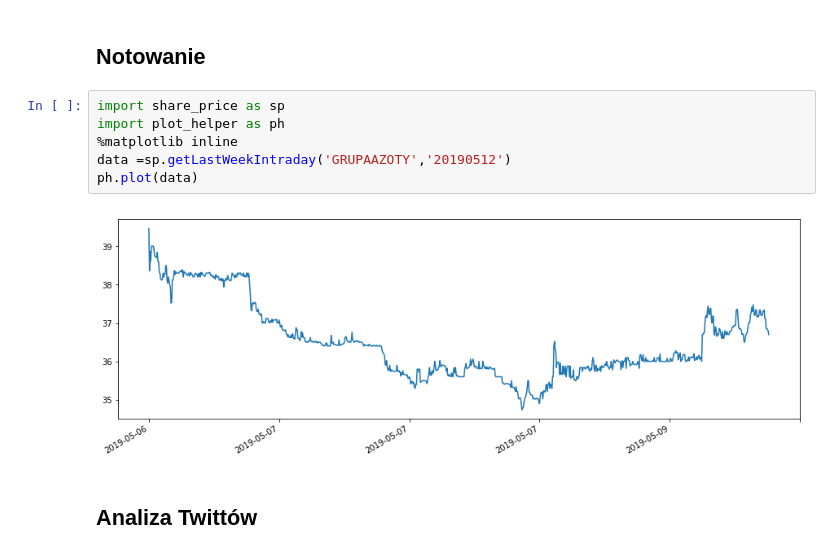
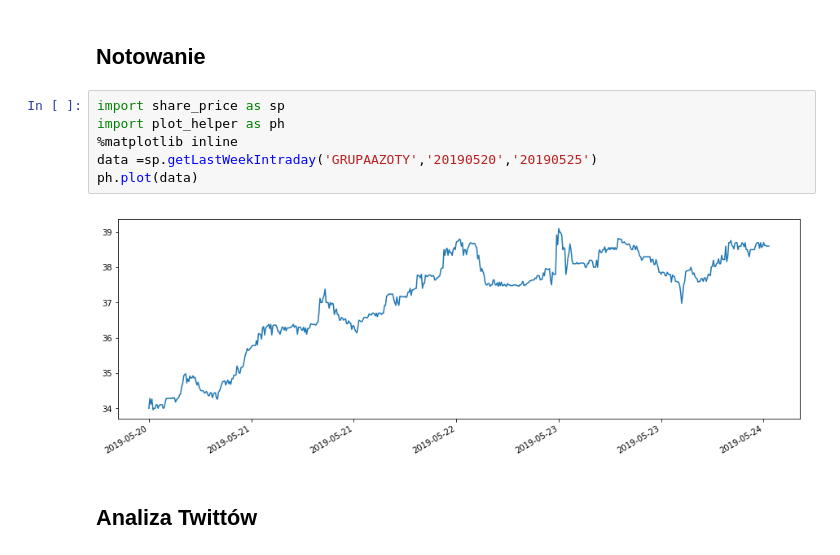
Before and after one commit to Toadstool/NewsIndicator, a Jupyter notebook: case_study_GRUPA_AZOTY.ipynb, the cells around one changed output. Cells and saved outputs as stored; diff of their text form.

```diff
--- a/case_study_GRUPA_AZOTY.ipynb
+++ b/case_study_GRUPA_AZOTY.ipynb
@@ -7,11 +7,11 @@ Notowanie
 # %%
 import share_price as sp
 import plot_helper as ph
 %matplotlib inline
-data =sp.getLastWeekIntraday('GRUPAAZOTY','20190512')
+data =sp.getLastWeekIntraday('GRUPAAZOTY','20190520','20190525')
 ph.plot(data)
 # %% [output]
-[figure, old version]
+[figure, new version]
 # %% [markdown]
 Analiza Twittów
 ----------------------
```
Also changed, not shown: parts of 2 cells of this notebook, 3 other files.
